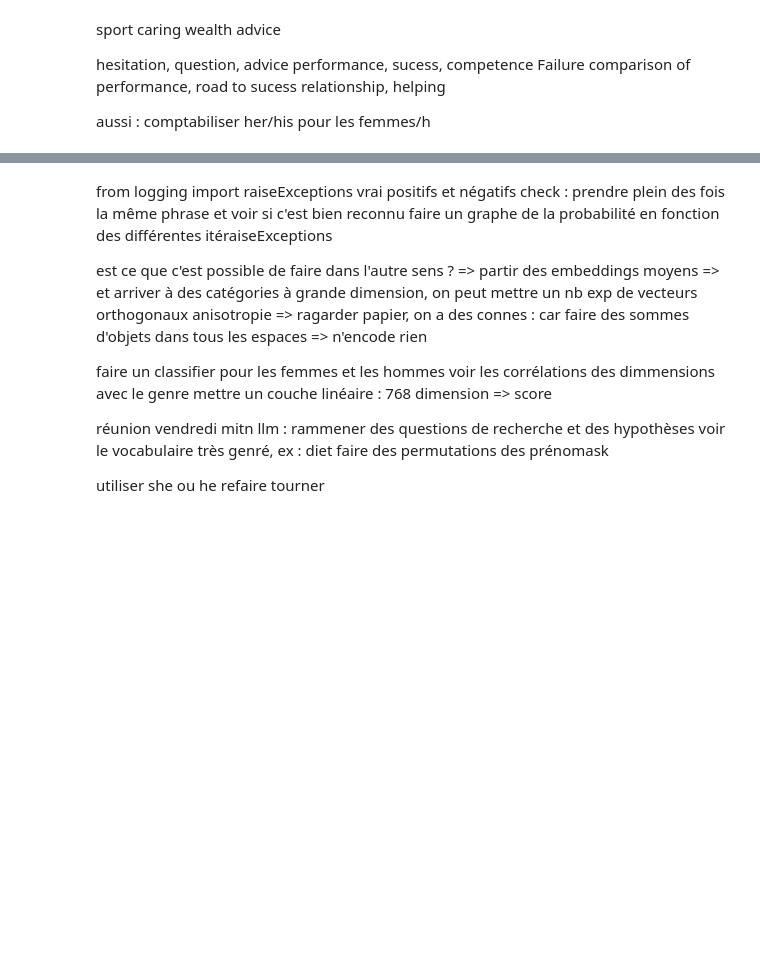
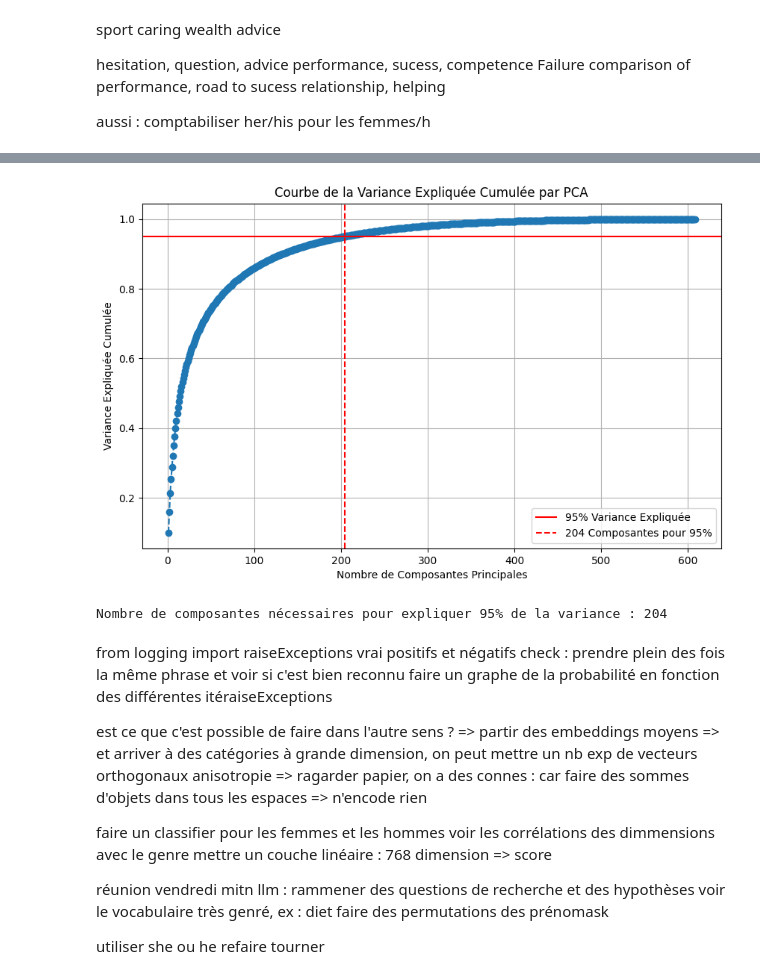
Before and after one commit to MathieuDehouck/Wino-UROP, a Jupyter notebook: Dimitri/partie_2/Dimitri_notebook_2.ipynb, the cells around one changed output, grey strips where cells are left out. Saved outputs shown, nothing was run; the diff lists cells and outputs as text; code cells hidden in the pictures; blank space fills up the shorter version.

```diff
--- a/Dimitri/partie_2/Dimitri_notebook_2.ipynb
+++ b/Dimitri/partie_2/Dimitri_notebook_2.ipynb
@@ -295,3 +682,40 @@ Sentence : 'Kayla dated many more people at once than Betty, fnjfkvngjeksnvgjknr
+# %%
+from sklearn.decomposition import PCA
+import matplotlib.pyplot as plt
+import numpy as np
+
+# Assurez-vous que X est défini et contient vos embeddings (e.g., de 768 dimensions)
+
+# Entraîner une PCA sans réduction pour observer la variance expliquée
+# max_components = min(X.shape[0], X.shape[1])
+# Avec 600 samples et 768 features, min(600, 768) = 600.
+# Donc la PCA pourra extraire au maximum 600 composantes significatives
+# (ou 599 si on compte l'offset de l'intercepte)
+pca_full = PCA().fit(X)
+
+# Calculer la variance expliquée cumulée
+explained_variance_ratio_cumsum = np.cumsum(pca_full.explained_variance_ratio_)
+
+# Tracer le graphique du "coude"
+plt.figure(figsize=(10, 6))
+plt.plot(range(1, len(explained_variance_ratio_cumsum) + 1), explained_variance_ratio_cumsum, marker='o', linestyle='--')
+plt.xlabel('Nombre de Composantes Principales')
+plt.ylabel('Variance Expliquée Cumulée')
+plt.title('Courbe de la Variance Expliquée Cumulée par PCA')
+plt.grid(True)
+
+# Ajouter des lignes pour des seuils courants, par exemple 95%
+plt.axhline(y=0.95, color='r', linestyle='-', label='95% Variance Expliquée')
+plt.axvline(x=np.argmax(explained_variance_ratio_cumsum >= 0.95) + 1, color='r', linestyle='--', label=f'{np.argmax(explained_variance_ratio_cumsum >= 0.95) + 1} Composantes pour 95%')
+plt.legend(loc='best')
+plt.show()
+
+# Trouver le nombre de composantes pour un certain seuil de variance (par exemple 95%)
+n_components_95_percent_variance = np.argmax(explained_variance_ratio_cumsum >= 0.95) + 1
+print(f"Nombre de composantes nécessaires pour expliquer 95% de la variance : {n_components_95_percent_variance}")
+# %% [output]
+[figure, added]
+Nombre de composantes nécessaires pour expliquer 95% de la variance : 204
 # %% [markdown]
 from logging import raiseExceptions
 vrai positifs et négatifs
```
Also changed, not shown: parts of 9 cells of this notebook, 5 other files.
